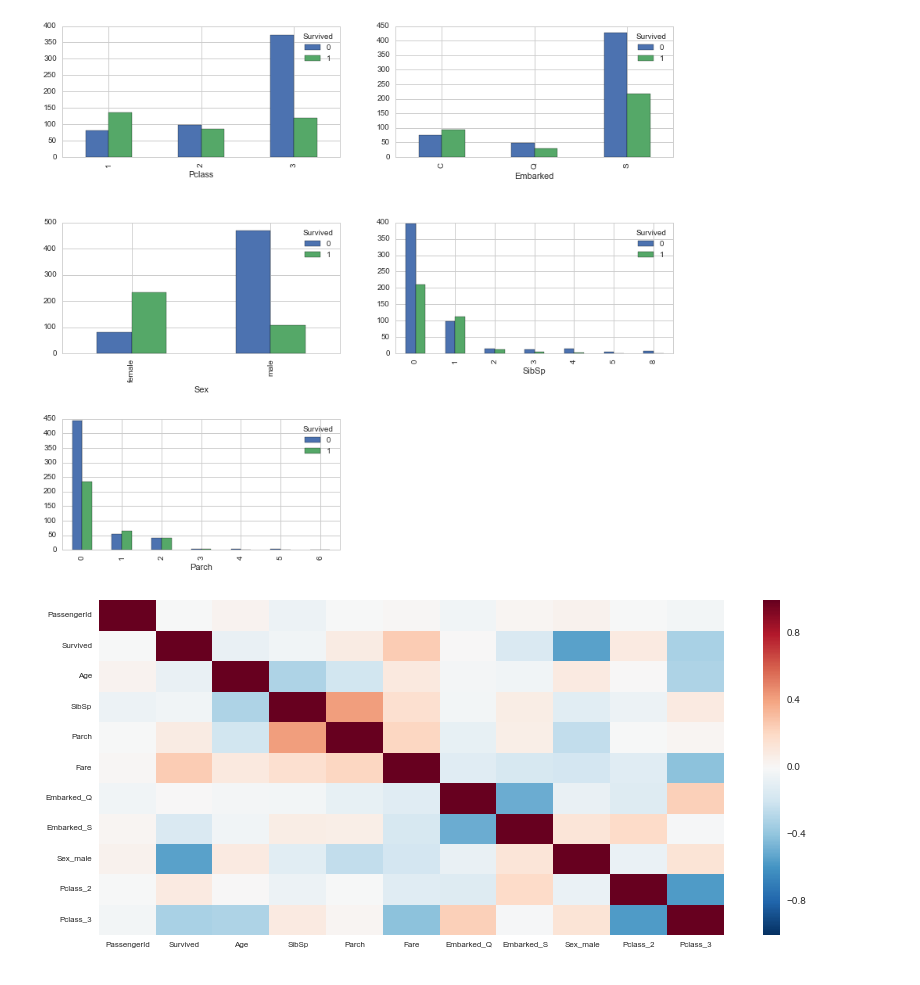
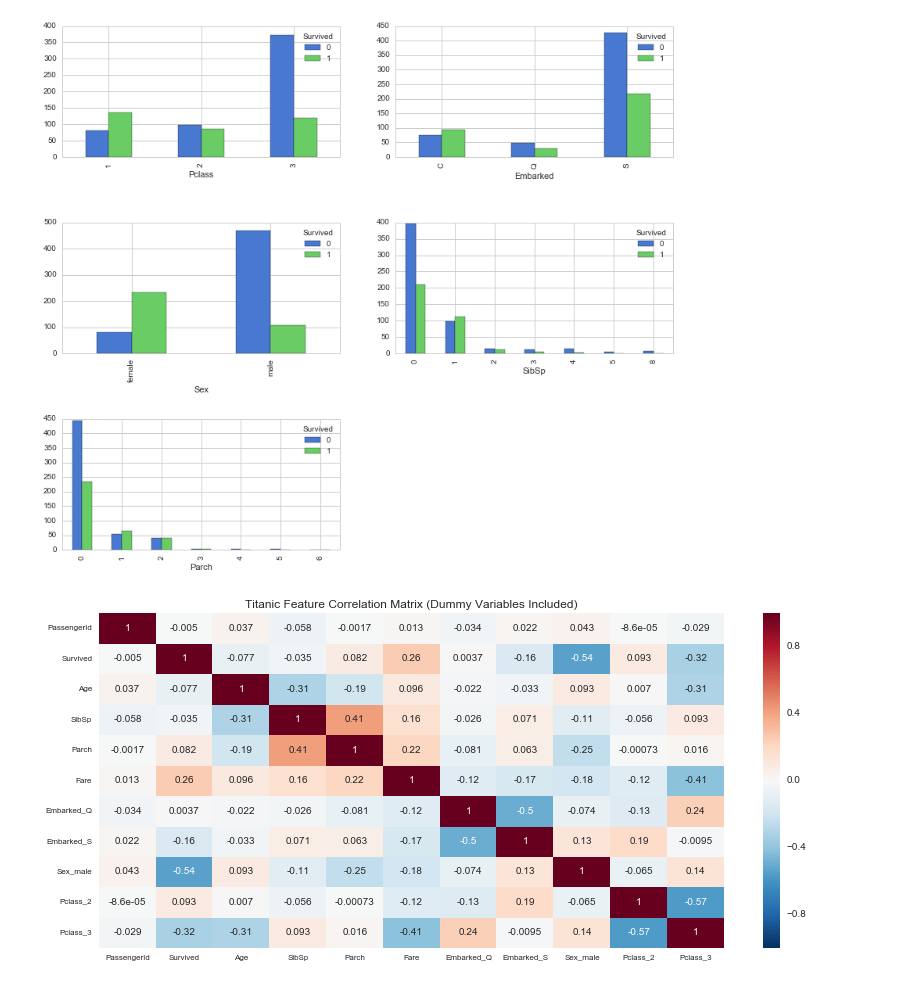
Before and after one commit to bljustice/kaggle, a Jupyter notebook: titanic/titanic_eda.ipynb, the cells around one changed output. Saved outputs shown, nothing was run; the diff lists cells and outputs as text; code cells hidden in the pictures.

```diff
--- a/titanic/titanic_eda.ipynb
+++ b/titanic/titanic_eda.ipynb
@@ -9,6 +9,7 @@ from sklearn.preprocessing import LabelEncoder
 # %%
 warnings.filterwarnings('ignore', category=RuntimeWarning)
 sns.set_style('whitegrid')
+sns.set_palette(sns.color_palette("muted", 10))
 # %%
 train_df = pd.read_csv('./data/train.csv')
 test_df = pd.read_csv('./data/test.csv')
@@ -94,10 +114,11 @@ def label_categories(df, categorical_cols):
     return pd.get_dummies(df, columns=categorical_cols, drop_first=True)
 # %%
 f, ax = plt.subplots(figsize=(14, 6))
-sns.heatmap(label_categories(train_df, ['Embarked', 'Sex', 'Pclass']).corr(), ax=ax)
-ax.tick_params(labelsize=8)
+sns.heatmap(label_categories(train_df, ['Embarked', 'Sex', 'Pclass']).corr(), ax=ax, annot=True)
+ax.tick_params(labelsize=8);
+plt.title('Titanic Feature Correlation Matrix (Dummy Variables Included)');
 # %% [output]
-[figure, old version]
+[figure, new version]
 # %%
 from collections import Counter
 split_names = train_df.Name.str.split(',', expand=True)
```
Also changed, not shown: parts of 11 cells of this notebook.
